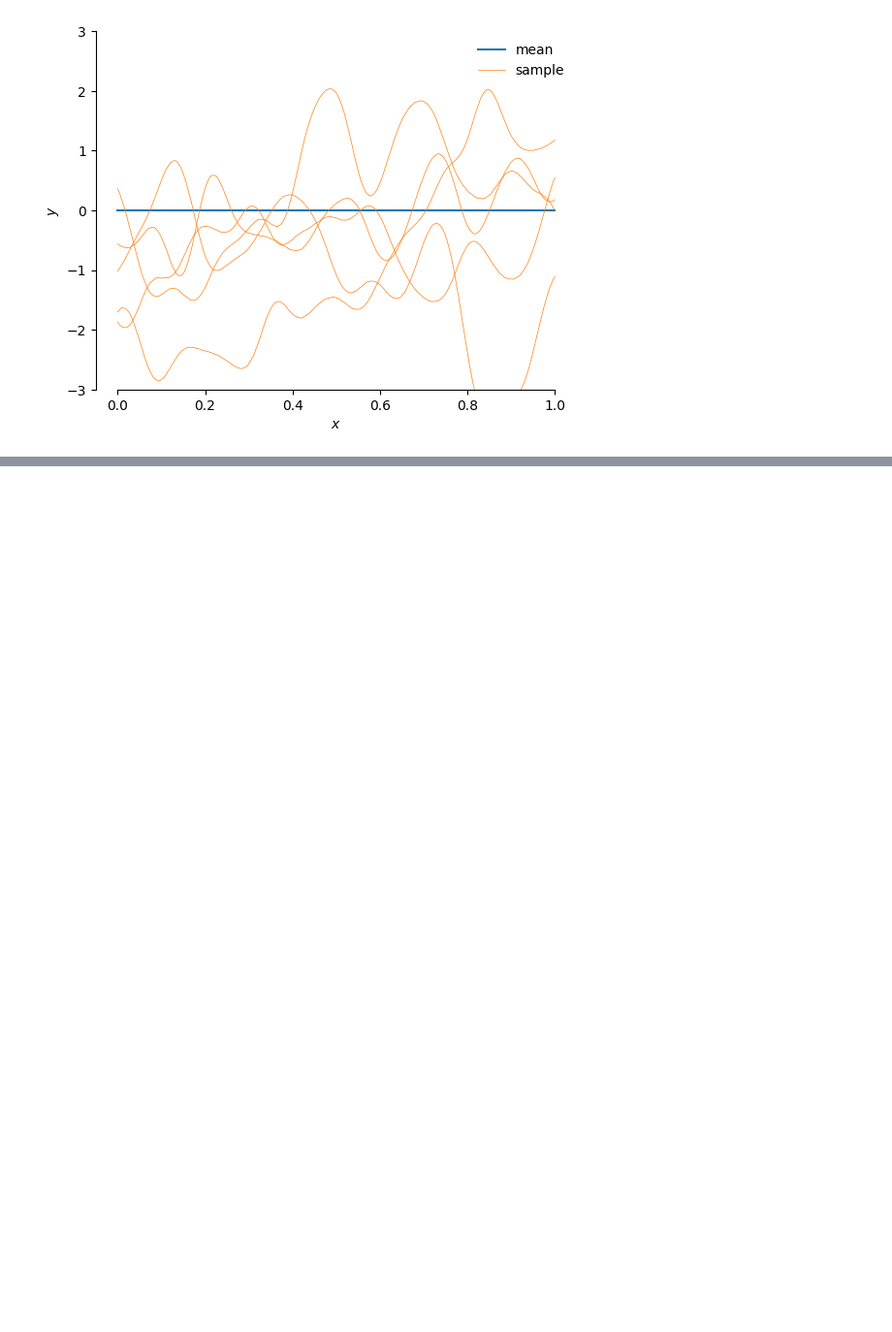
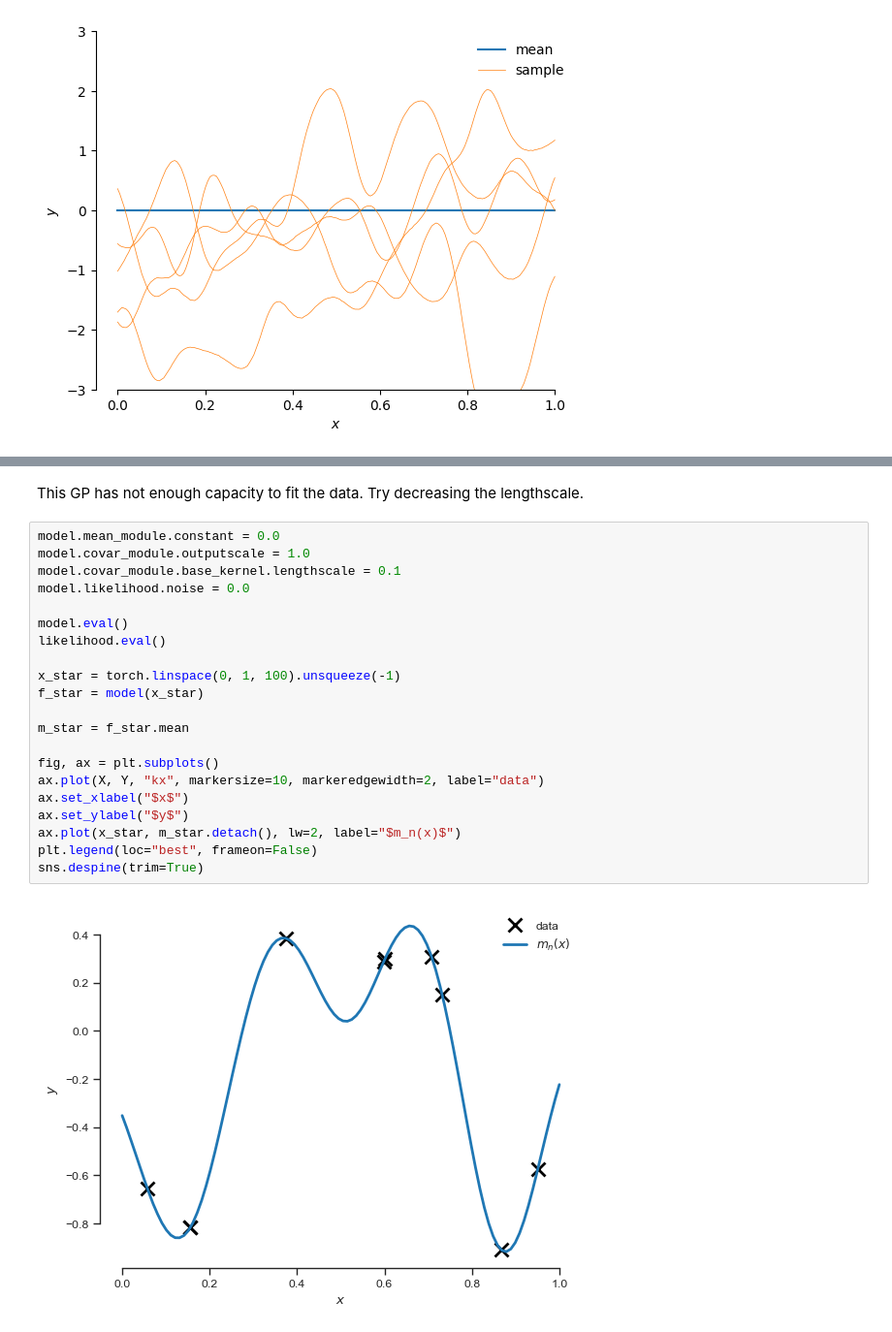
Before and after one commit to xplutoy/cookbook-ml, a Jupyter notebook: cookbook_ml/gpytorch.ipynb, the cells around one changed output, grey strips where cells are left out. Shown at 97% size. Cells and saved outputs as stored; diff of their text form; blank space fills up the shorter version.

```diff
--- a/cookbook_ml/gpytorch.ipynb
+++ b/cookbook_ml/gpytorch.ipynb
@@ -334,0 +438,25 @@ sample_functions(mean_func, k, num_samples=5, num_test=200)
+# %% [markdown]
+This GP has not enough capacity to fit the data. Try decreasing the lengthscale.
+# %%
+model.mean_module.constant = 0.0
+model.covar_module.outputscale = 1.0
+model.covar_module.base_kernel.lengthscale = 0.1
+model.likelihood.noise = 0.0
+
+model.eval()
+likelihood.eval()
+
+x_star = torch.linspace(0, 1, 100).unsqueeze(-1)
+f_star = model(x_star)
+
+m_star = f_star.mean
+
+fig, ax = plt.subplots()
+ax.plot(X, Y, "kx", markersize=10, markeredgewidth=2, label="data")
+ax.set_xlabel("$x$")
+ax.set_ylabel("$y$")
+ax.plot(x_star, m_star.detach(), lw=2, label="$m_n(x)$")
+plt.legend(loc="best", frameon=False)
+sns.despine(trim=True)
+# %% [output]
+[figure, added]
```
Also changed, not shown: parts of 24 cells of this notebook.
